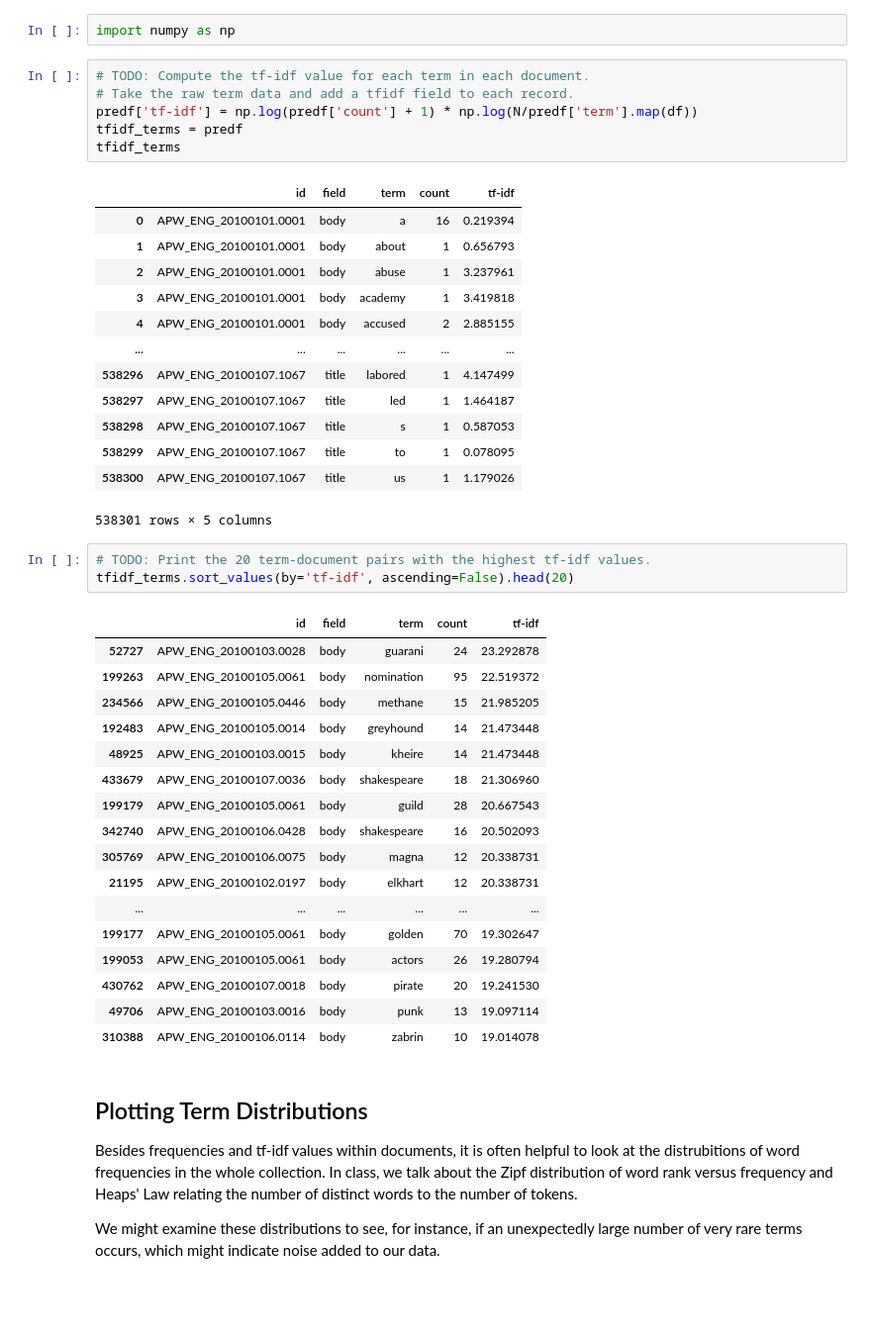
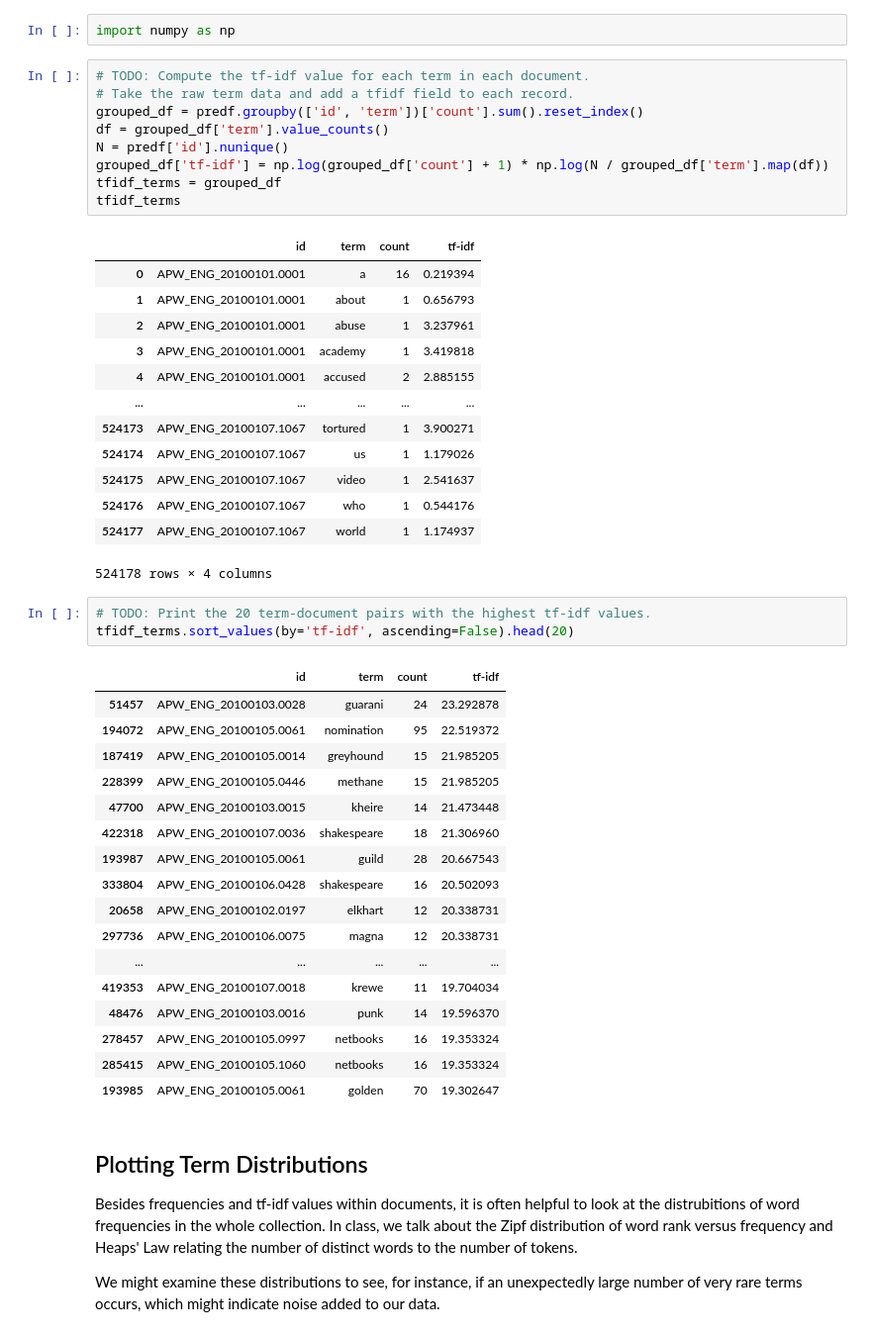
Before and after one commit to kingsmil/cs6200-hw1, a Jupyter notebook: term_statistics.ipynb, the cells around one changed output. Shown at 99% size. Drawn from its saved outputs; the diff is of its cells as text; blank space fills up the shorter version.

```diff
--- a/term_statistics.ipynb
+++ b/term_statistics.ipynb
@@ -168,44 +166,47 @@ import numpy as np
 # %%
 # TODO: Compute the tf-idf value for each term in each document.
 # Take the raw term data and add a tfidf field to each record.
-predf['tf-idf'] = np.log(predf['count'] + 1) * np.log(N/predf['term'].map(df))
-tfidf_terms = predf
+grouped_df = predf.groupby(['id', 'term'])['count'].sum().reset_index()
+df = grouped_df['term'].value_counts()
+N = predf['id'].nunique()
+grouped_df['tf-idf'] = np.log(grouped_df['count'] + 1) * np.log(N / grouped_df['term'].map(df))
+tfidf_terms = grouped_df
 tfidf_terms
 # %% [output]
-|  | id | field | term | count | tf-idf |
-| 0 | APW_ENG_20100101.0001 | body | a | 16 | 0.219394 |
-| 1 | APW_ENG_20100101.0001 | body | about | 1 | 0.656793 |
-| 2 | APW_ENG_20100101.0001 | body | abuse | 1 | 3.237961 |
-| 3 | APW_ENG_20100101.0001 | body | academy | 1 | 3.419818 |
-| 4 | APW_ENG_20100101.0001 | body | accused | 2 | 2.885155 |
-| ... | ... | ... | ... | ... | ... |
-| 538296 | APW_ENG_20100107.1067 | title | labored | 1 | 4.147499 |
-| 538297 | APW_ENG_20100107.1067 | title | led | 1 | 1.464187 |
-| 538298 | APW_ENG_20100107.1067 | title | s | 1 | 0.587053 |
-| 538299 | APW_ENG_20100107.1067 | title | to | 1 | 0.078095 |
-| 538300 | APW_ENG_20100107.1067 | title | us | 1 | 1.179026 |
+|  | id | term | count | tf-idf |
+| 0 | APW_ENG_20100101.0001 | a | 16 | 0.219394 |
+| 1 | APW_ENG_20100101.0001 | about | 1 | 0.656793 |
+| 2 | APW_ENG_20100101.0001 | abuse | 1 | 3.237961 |
+| 3 | APW_ENG_20100101.0001 | academy | 1 | 3.419818 |
+| 4 | APW_ENG_20100101.0001 | accused | 2 | 2.885155 |
+| ... | ... | ... | ... | ... |
+| 524173 | APW_ENG_20100107.1067 | tortured | 1 | 3.900271 |
+| 524174 | APW_ENG_20100107.1067 | us | 1 | 1.179026 |
+| 524175 | APW_ENG_20100107.1067 | video | 1 | 2.541637 |
+| 524176 | APW_ENG_20100107.1067 | who | 1 | 0.544176 |
+| 524177 | APW_ENG_20100107.1067 | world | 1 | 1.174937 |
-538301 rows × 5 columns
+524178 rows × 4 columns
 # %%
 # TODO: Print the 20 term-document pairs with the highest tf-idf values.
 tfidf_terms.sort_values(by='tf-idf', ascending=False).head(20)
 # %% [output]
-|  | id | field | term | count | tf-idf |
-| 52727 | APW_ENG_20100103.0028 | body | guarani | 24 | 23.292878 |
-| 199263 | APW_ENG_20100105.0061 | body | nomination | 95 | 22.519372 |
-| 234566 | APW_ENG_20100105.0446 | body | methane | 15 | 21.985205 |
-| 192483 | APW_ENG_20100105.0014 | body | greyhound | 14 | 21.473448 |
-| 48925 | APW_ENG_20100103.0015 | body | kheire | 14 | 21.473448 |
-| 433679 | APW_ENG_20100107.0036 | body | shakespeare | 18 | 21.306960 |
-| 199179 | APW_ENG_20100105.0061 | body | guild | 28 | 20.667543 |
-| 342740 | APW_ENG_20100106.0428 | body | shakespeare | 16 | 20.502093 |
-| 305769 | APW_ENG_20100106.0075 | body | magna | 12 | 20.338731 |
-| 21195 | APW_ENG_20100102.0197 | body | elkhart | 12 | 20.338731 |
-| ... | ... | ... | ... | ... | ... |
-| 199177 | APW_ENG_20100105.0061 | body | golden | 70 | 19.302647 |
-| 199053 | APW_ENG_20100105.0061 | body | actors | 26 | 19.280794 |
-| 430762 | APW_ENG_20100107.0018 | body | pirate | 20 | 19.241530 |
-| 49706 | APW_ENG_20100103.0016 | body | punk | 13 | 19.097114 |
-| 310388 | APW_ENG_20100106.0114 | body | zabrin | 10 | 19.014078 |
+|  | id | term | count | tf-idf |
+| 51457 | APW_ENG_20100103.0028 | guarani | 24 | 23.292878 |
+| 194072 | APW_ENG_20100105.0061 | nomination | 95 | 22.519372 |
+| 187419 | APW_ENG_20100105.0014 | greyhound | 15 | 21.985205 |
+| 228399 | APW_ENG_20100105.0446 | methane | 15 | 21.985205 |
+| 47700 | APW_ENG_20100103.0015 | kheire | 14 | 21.473448 |
+| 422318 | APW_ENG_20100107.0036 | shakespeare | 18 | 21.306960 |
+| 193987 | APW_ENG_20100105.0061 | guild | 28 | 20.667543 |
+| 333804 | APW_ENG_20100106.0428 | shakespeare | 16 | 20.502093 |
+| 20658 | APW_ENG_20100102.0197 | elkhart | 12 | 20.338731 |
+| 297736 | APW_ENG_20100106.0075 | magna | 12 | 20.338731 |
+| ... | ... | ... | ... | ... |
+| 419353 | APW_ENG_20100107.0018 | krewe | 11 | 19.704034 |
+| 48476 | APW_ENG_20100103.0016 | punk | 14 | 19.596370 |
+| 278457 | APW_ENG_20100105.0997 | netbooks | 16 | 19.353324 |
+| 285415 | APW_ENG_20100105.1060 | netbooks | 16 | 19.353324 |
+| 193985 | APW_ENG_20100105.0061 | golden | 70 | 19.302647 |
 # %% [markdown]
 ## Plotting Term Distributions
 
```
Also changed, not shown: parts of 3 cells of this notebook.
